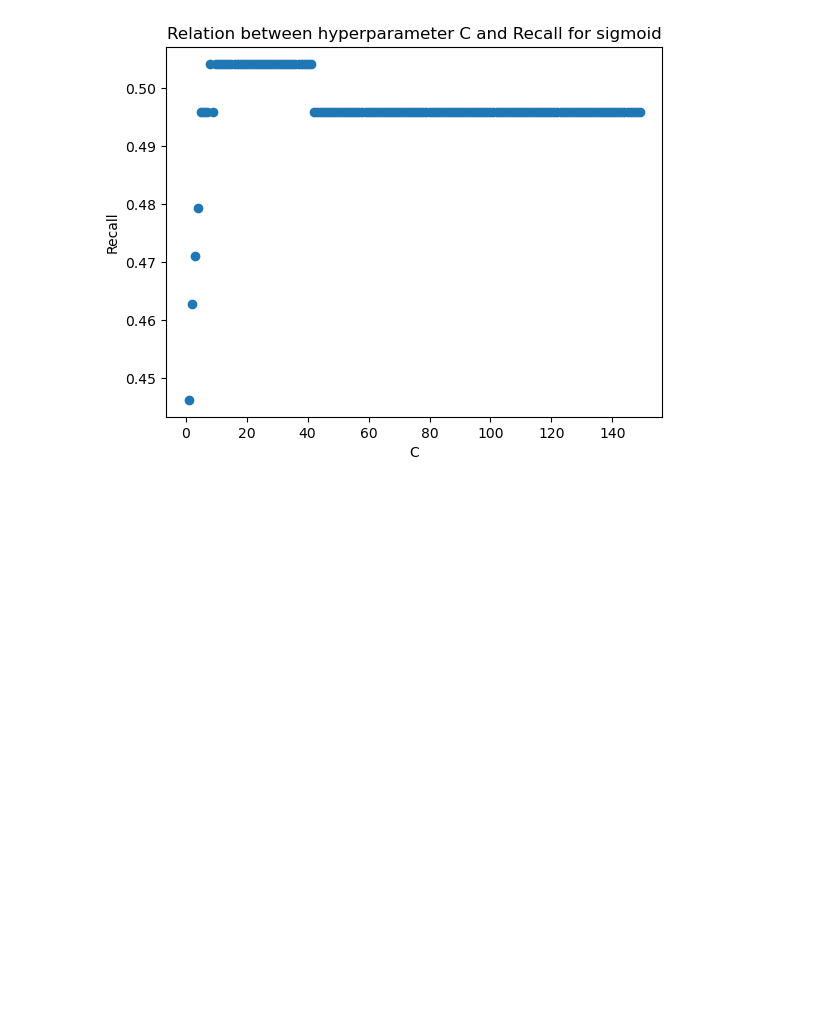
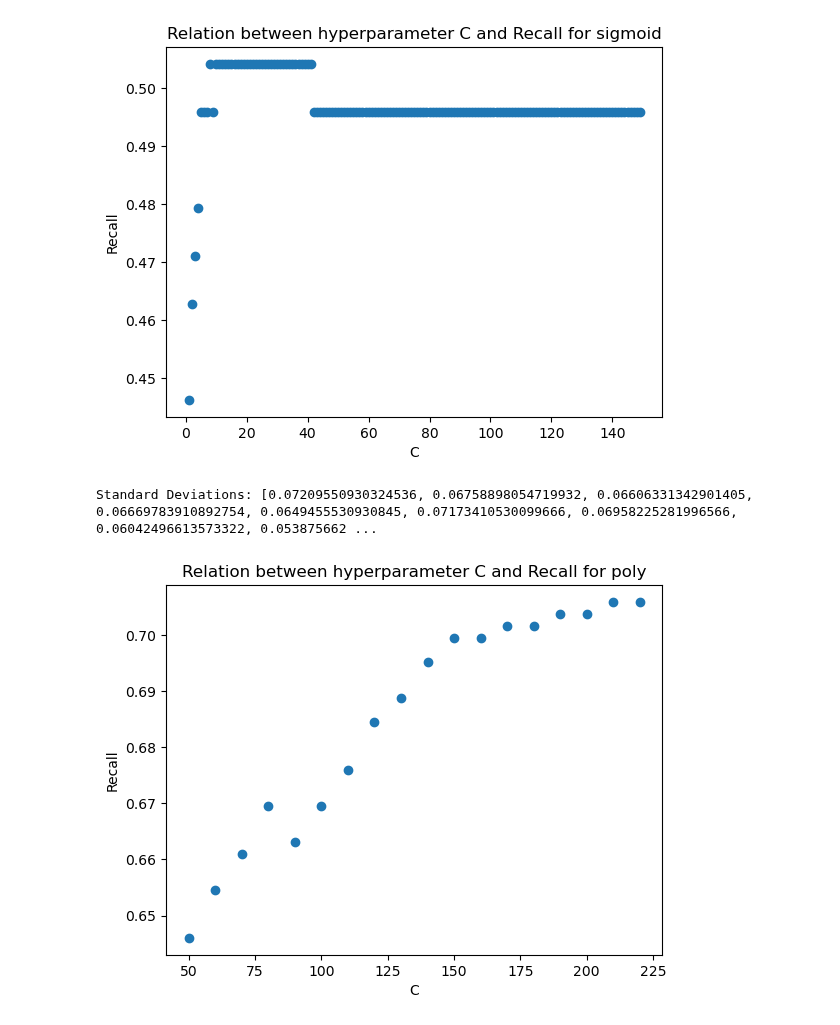
Before and after one commit to TheNoobGoda/ids-project, a Jupyter notebook: src/SVM.ipynb, the cells around one changed output. Cells and saved outputs as stored; diff of their text form; code cells hidden in the pictures; blank space fills up the shorter version.

```diff
--- a/src/SVM.ipynb
+++ b/src/SVM.ipynb
@@ -174,3 +175,29 @@ recall_testing('rbf', 250)
 recall_testing('sigmoid', 150)
 # %% [output]
 [figure]
+# %%
+def cvSVM(kernel, n):
+    recalls = [0] * len([*range(50, n + 1, 10)])
+    std = [0] * len([*range(50, n + 1, 10)])
+    j = 0
+    for i in range(50, n +1, 10):
+        svm = SVC(kernel=kernel, C=i)
+        scores=cross_val_score(svm, Xtrain, ytrain, cv=10, scoring='recall')
+
+        std[j] = scores.std()
+        recalls[j] = scores.mean()
+        j+=1
+
+    print(f"Standard Deviations: {std}")
+    plt.scatter(list(range(50, n+1, 10)), recalls)
+
+    plt.xlabel('C')
+    plt.ylabel('Recall')
+
+    plt.title(f'Relation between hyperparameter C and Recall for {kernel}')
+    plt.show()
+# %%
+cvSVM('poly', n=220)
+# %% [output]
+Standard Deviations: [0.07209550930324536, 0.06758898054719932, 0.06606331342901405, 0.06669783910892754, 0.0649455530930845, 0.07173410530099666, 0.06958225281996566, 0.06042496613573322, 0.053875662 ...
+[figure, added]
```
Also changed, not shown: parts of 5 cells of this notebook.
